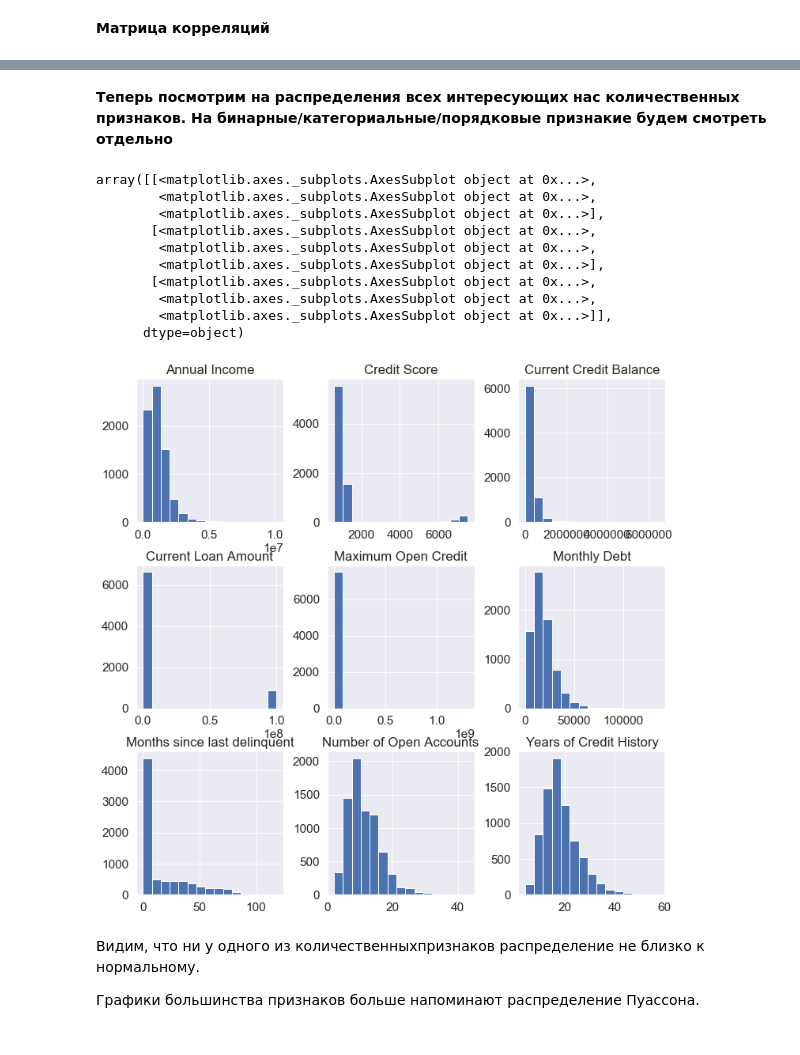
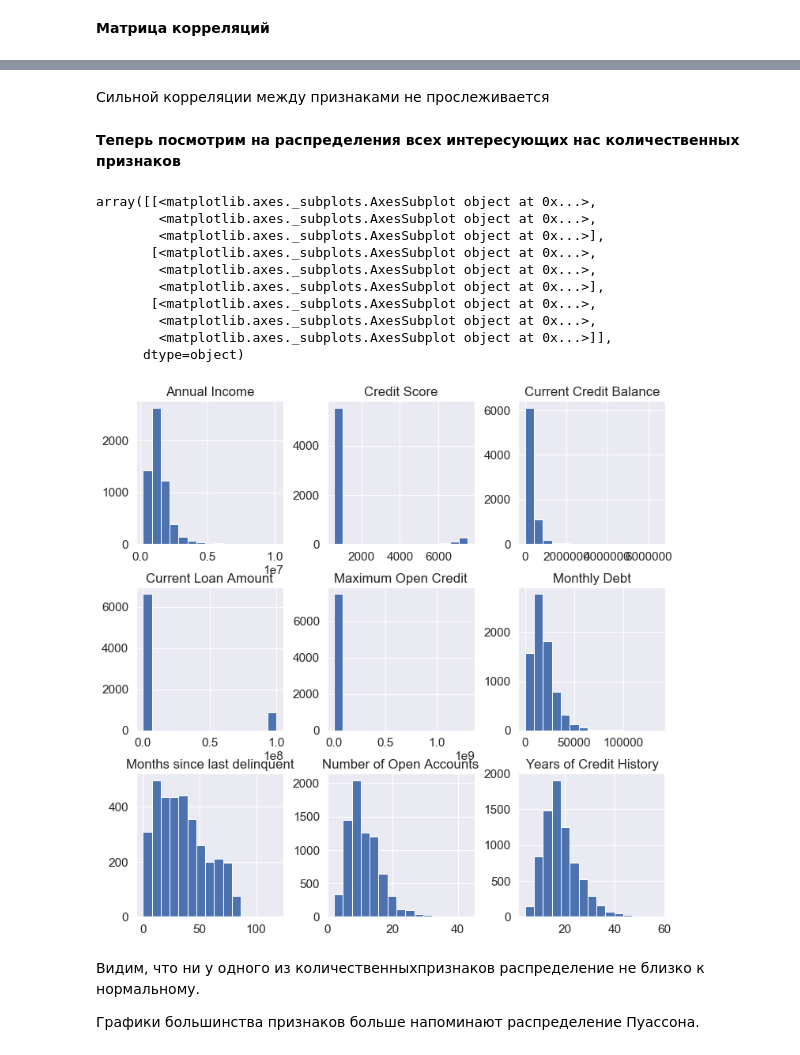
Before and after one commit to studentotlichnik/PythonForDataScience, a Jupyter notebook: TSataev_solution.ipynb, the cells around one changed output, grey strips where cells are left out. Cells and saved outputs as stored; diff of their text form; code cells hidden in the pictures.

```diff
--- a/TSataev_solution.ipynb
+++ b/TSataev_solution.ipynb
@@ -652,19 +394,21 @@ plt.show()
+# %% [markdown]
+Сильной корреляции между признаками не прослеживается
 # %% [markdown]
-**Теперь посмотрим на распределения всех интересующих нас количественных признаков. На бинарные/категориальные/порядковые признакие будем смотреть отдельно**
+**Теперь посмотрим на распределения всех интересующих нас количественных признаков**
 # %%
-df[NUM_FEATURE_NAMES].hist(figsize=(12,12), bins=15)
+df_base[NUM_FEATURE_NAMES].hist(figsize=(12,12), bins=15)
 # %% [output]
 array([[<matplotlib.axes._subplots.AxesSubplot object at 0x...>,
         <matplotlib.axes._subplots.AxesSubplot object at 0x...>,
         <matplotlib.axes._subplots.AxesSubplot object at 0x...>],
        [<matplotlib.axes._subplots.AxesSubplot object at 0x...>,
         <matplotlib.axes._subplots.AxesSubplot object at 0x...>,
         <matplotlib.axes._subplots.AxesSubplot object at 0x...>],
        [<matplotlib.axes._subplots.AxesSubplot object at 0x...>,
         <matplotlib.axes._subplots.AxesSubplot object at 0x...>,
         <matplotlib.axes._subplots.AxesSubplot object at 0x...>]],
       dtype=object)
-[figure, old version]
+[figure, new version]
 # %% [markdown]
 Видим, что ни у одного из количественныхпризнаков распределение не близко к нормальному.
 
```
Also changed, not shown: parts of 115 cells of this notebook, 1 other file.
